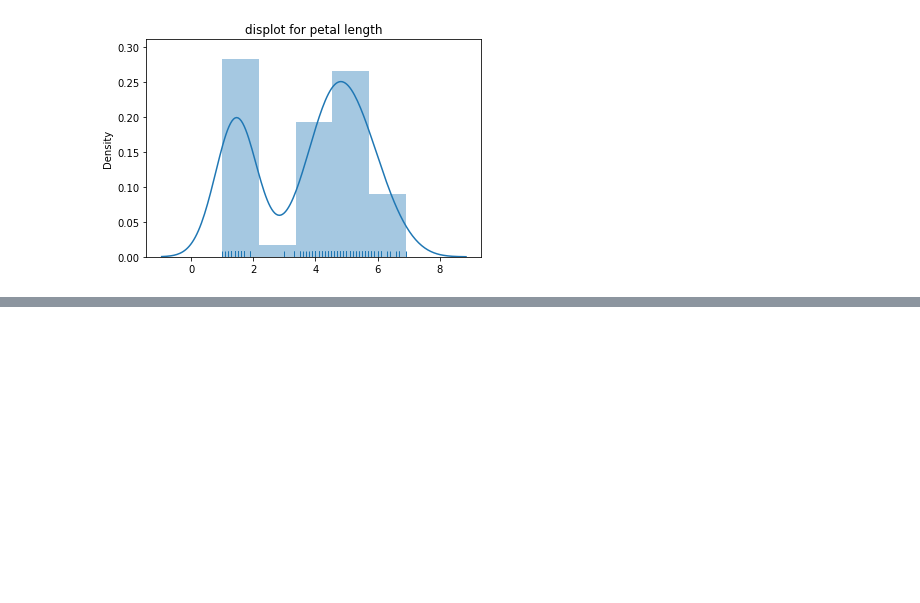
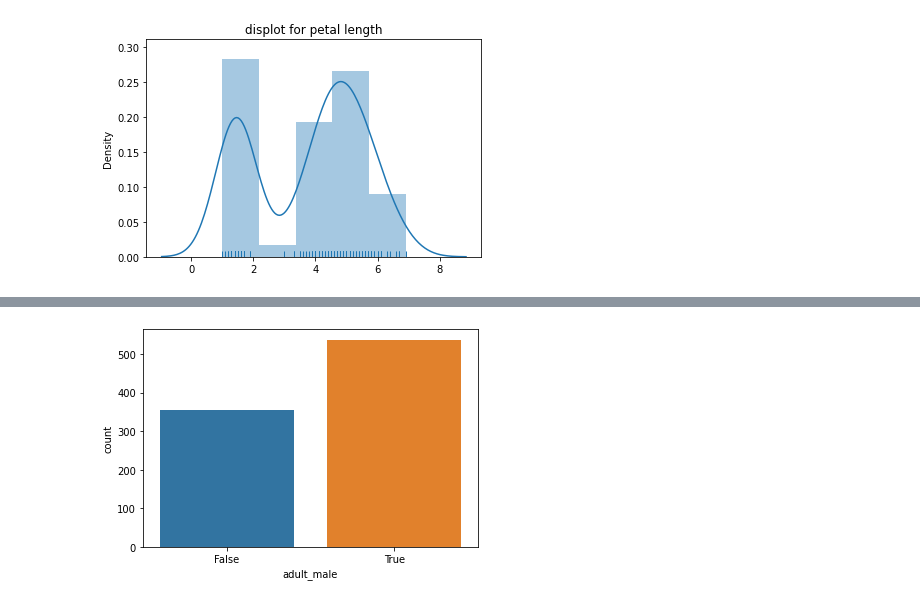
Before and after one commit to 1801310khm/knu_bdna_2022, a Jupyter notebook: 빅데이터_시험자료.ipynb, the cells around one changed output, grey strips where cells are left out. Saved outputs shown, nothing was run; the diff lists cells and outputs as text; code cells hidden in the pictures; blank space fills up the shorter version.

```diff
--- a/빅데이터_시험자료.ipynb
+++ b/빅데이터_시험자료.ipynb
@@ -2029,0 +2049,3 @@ plt.show()
+# %%
+titanic=sns.load_dataset('titanic')
+titanic.head()
@@ -2029,0 +2062,5 @@ plt.show()
+# %%
+sns.countplot(x="adult_male",data=titanic)
+plt.show()
+# %% [output]
+[figure, added]
```
Also changed, not shown: parts of 179 cells of this notebook.
